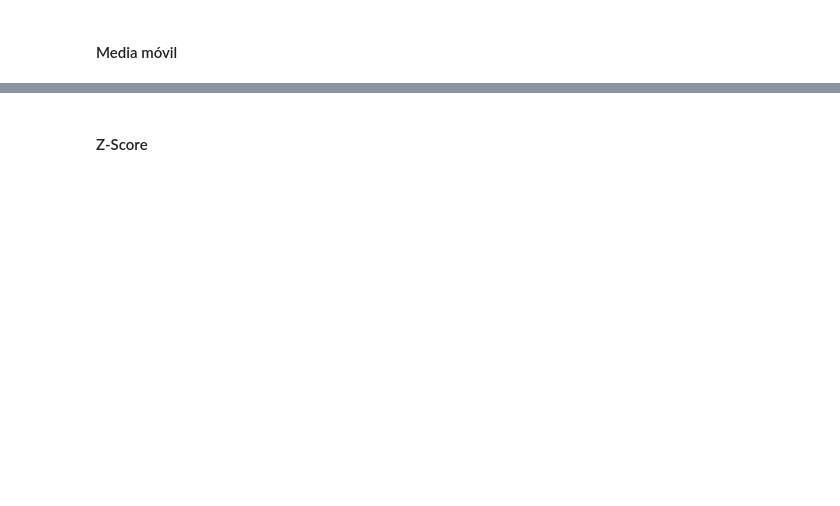
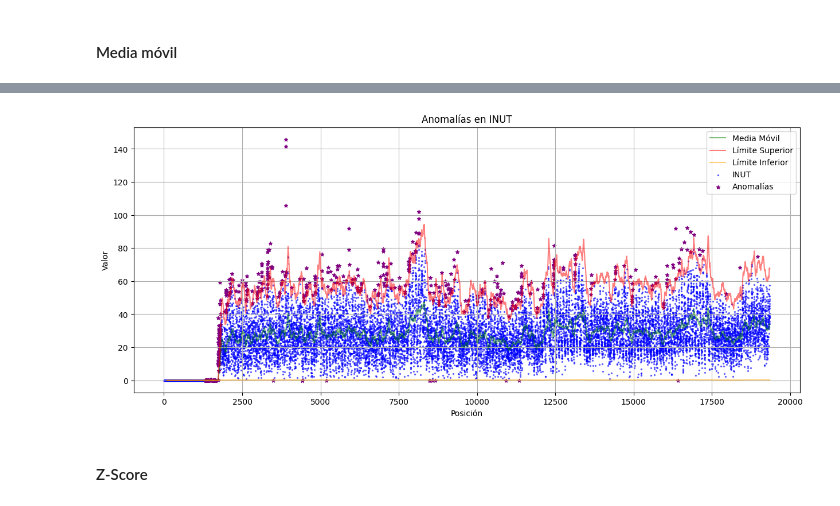
Before and after one commit to luialopezg/deteccion_anomalias, a Jupyter notebook: notebooks/muinar07_act3_Notebook.ipynb, the cells around one changed output, grey strips where cells are left out. Saved outputs shown, nothing was run; the diff lists cells and outputs as text; code cells hidden in the pictures; blank space fills up the shorter version.

```diff
--- a/notebooks/muinar07_act3_Notebook.ipynb
+++ b/notebooks/muinar07_act3_Notebook.ipynb
@@ -180,7 +151,0 @@ df[num_cols] = scaler.fit_transform(df[num_cols])
-# %%
-# Creación de variables adicionales
-# Crear variable de diferencia temporal
-df["time_diff"] = df["DeviceTimeStamp"].diff().dt.total_seconds()
-
-# Crear variables agregadas por hora
-df["hour"] = df["DeviceTimeStamp"].dt.hour
@@ -225,4 +158,20 @@ AttributeError: 'DataFrame' object has no attribute 'iteritems'
 # %%
-# Calcula la media móvil
+# Calcula la media móvil para 100 valores
+df['INUT_rolling_mean'] = df['INUT'].rolling(window=100).mean()
 # %%
 # Define un umbral para detectar anomalías
+
+# Se crea un dataframe con las anomalias
+anomalies_df = pd.DataFrame(columns=['Position', 'Anomalous_Value'])
+
+# Se calcula los valores entre 1.99 y 0.01 veces la media movil
+upper_threshold = df['INUT_rolling_mean'] * 1.99
+lower_threshold = df['INUT_rolling_mean'] * 0.01
+
+# Se calcula y se agregan al dataframe los valores que se salen de ese rango
+for i in range(len(df)):
+  if df['INUT'][i] > upper_threshold[i] or df['INUT'][i] < lower_threshold[i]:
+    anomalies_df = pd.concat([anomalies_df, pd.DataFrame({'Position': [i], 'Anomalous_Value': [df['INUT'][i]]})], ignore_index=True)
+
+# Se muestran esos valores
+anomalies_df
@@ -231,3 +192,21 @@ AttributeError: 'DataFrame' object has no attribute 'iteritems'
+# %%
+# Visualiza los resultados
+
+plt.figure(figsize=(15, 6))
+plt.plot(df['INUT_rolling_mean'], label='Media Móvil', color='green', alpha=0.5)
+plt.plot(upper_threshold, label='Límite Superior', color='red', linestyle='-', alpha=0.5)
+plt.plot(lower_threshold, label='Límite Inferior', color='orange', linestyle='-', alpha=0.5)
+plt.scatter(range(len(df['INUT'])), df['INUT'], color='blue', s=2, label='INUT', alpha=0.5)
+plt.scatter(anomalies_df['Position'], anomalies_df['Anomalous_Value'], color='purple', marker='*', s=20, label='Anomalías')
+
+plt.xlabel('Posición')
+plt.ylabel('Valor')
+plt.title('Anomalías en INUT')
+plt.legend()
+plt.grid(True)
+plt.show()
+# %% [output]
+[figure, added]
 # %% [markdown]
 #### Z-Score
 # %%
```
Also changed, not shown: parts of 36 cells of this notebook, 3 other files.
